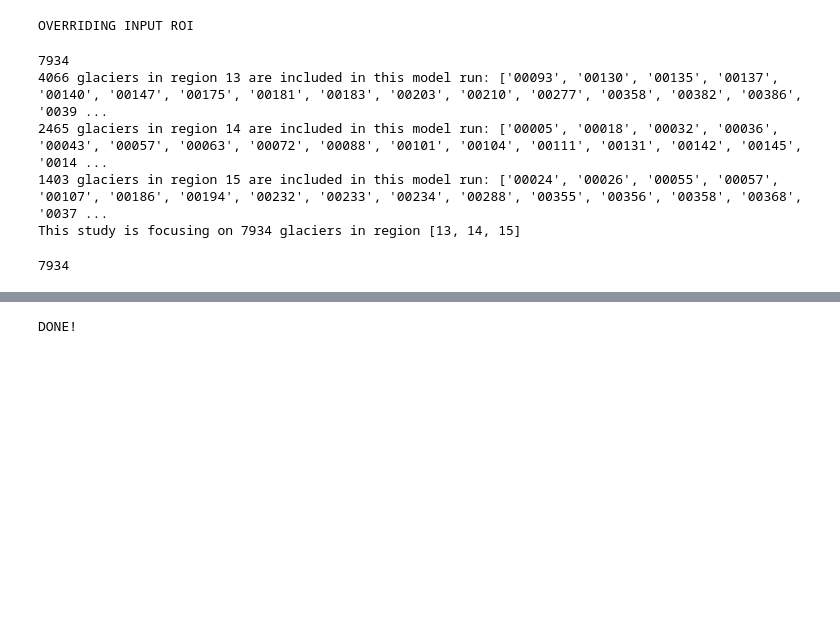
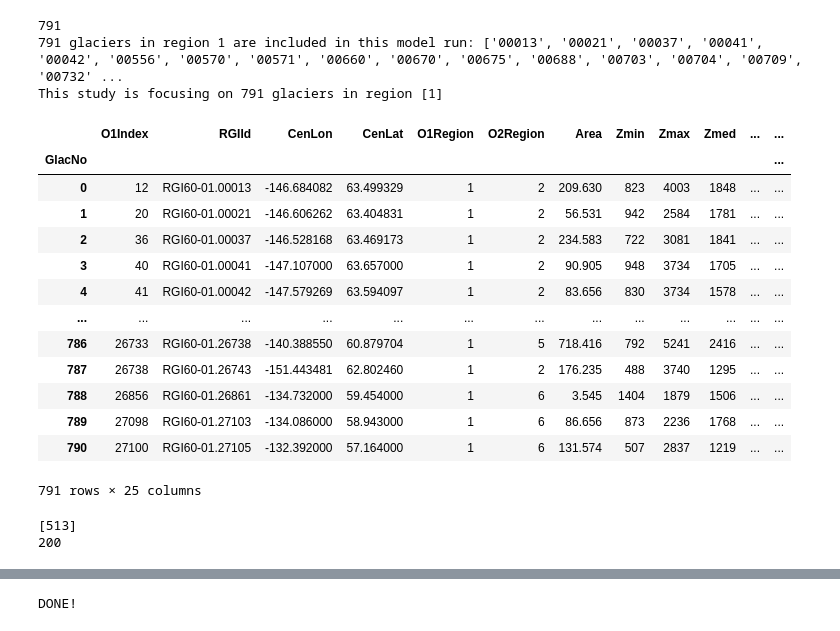
Before and after one commit to drounce/debris_global, a Jupyter notebook: HMA_debris_thickness.ipynb, the cells around one changed output, grey strips where cells are left out. Drawn from its saved outputs; the diff is of its cells as text; code cells hidden in the pictures; blank space fills up the shorter version.

```diff
--- a/HMA_debris_thickness.ipynb
+++ b/HMA_debris_thickness.ipynb
@@ -535,9 +535,8 @@ from pygeotools.lib import malib, warplib, geolib, iolib, timelib
 # from imview.lib import pltlib
 
 import globaldebris_input as input
-
-print('\nOVERRIDING INPUT ROI\n\n')
-input.roi = 'HMA'
+from meltcurves import melt_fromdebris_func
+from meltcurves import debris_frommelt_func
 
 verbose=False
 debug=False
@@ -586,15 +585,19 @@ if os.path.exists(outdir_csv) == False:
     os.makedirs(outdir_csv)
 if os.path.exists(outdir_fig) == False:
     os.makedirs(outdir_fig)
-# %% [output]
-OVERRIDING INPUT ROI
 # %%
 rgiid_list = []
 rgiid_fn_list = []
-for i in os.listdir(input.mb_binned_fp_wdebris):
-    if i.endswith('mb_bins_wdebris.csv'):
-        rgiid_list.append(i[0:8])
-        rgiid_fn_list.append(i)
+for i in os.listdir(input.mb_binned_fp):
+    if i.endswith('mb_bins_wdc_emvel_offset.csv'):
+        region = int(i.split('.')[0])
+        if region in input.roi_rgidict[input.roi]:
+            if region < 10:
+                rgiid_list.append(i[0:7])
+            else:
+                rgiid_list.append(i[0:8])
+            rgiid_fn_list.append(i)
+
 
 rgiid_list = sorted(rgiid_list)
 rgiid_fn_list = sorted(rgiid_fn_list)
@@ -602,46 +605,69 @@ rgiid_fn_list = sorted(rgiid_fn_list)
 print(len(rgiid_list))
 
 main_glac_rgi = input.selectglaciersrgitable(rgiid_list)
+main_glac_rgi['CenLon_360'] = main_glac_rgi['CenLon']
+main_glac_rgi.loc[main_glac_rgi['CenLon_360'] < 0, 'CenLon_360'] = (
+    360 + main_glac_rgi.loc[main_glac_rgi['CenLon_360'] < 0, 'CenLon_360'])
 main_glac_rgi['bin_fn'] = rgiid_fn_list
 # %% [output]
-7934
-4066 glaciers in region 13 are included in this model run: ['00093', '00130', '00135', '00137', '00140', '00147', '00175', '00181', '00183', '00203', '00210', '00277', '00358', '00382', '00386', '0039 ...
-2465 glaciers in region 14 are included in this model run: ['00005', '00018', '00032', '00036', '00043', '00057', '00063', '00072', '00088', '00101', '00104', '00111', '00131', '00142', '00145', '0014 ...
-1403 glaciers in region 15 are included in this model run: ['00024', '00026', '00055', '00057', '00107', '00186', '00194', '00232', '00233', '00234', '00288', '00355', '00356', '00358', '00368', '0037 ...
-This study is focusing on 7934 glaciers in region [13, 14, 15]
+791
+791 glaciers in region 1 are included in this model run: ['00013', '00021', '00037', '00041', '00042', '00556', '00570', '00571', '00660', '00670', '00675', '00688', '00703', '00704', '00709', '00732' ...
+This study is focusing on 791 glaciers in region [1]
 # %%
 # Latitude and longitude index to run the model
 #  Longitude must be 0 - 360 degrees
 latlon_all = []
-for i in os.listdir(input.output_ostrem_fp):
-    if i.endswith(input.output_ostrem_fn_sample.split('XXXX')[1]):
-        latlon_fn = i.split(input.output_ostrem_fn_sample.split('XXXX')[1])[0]
-        i_lat = int(latlon_fn.split('-')[0][0:4]) / 100
-        i_lon = int(latlon_fn.split('-')[1][0:4]) / 100
+for i in os.listdir(input.ostrem_fp):
+    if i.endswith(input.ostrem_fn_sample.split('XXXX')[1]):
+        latlon_fn = i.split(input.ostrem_fn_sample.split('XXXX')[1])[0]
+        # Extract latitude
+        lat_str = latlon_fn.split('-')[0]
+        if 'N' in lat_str:
+            i_lat = int(lat_str.split('N')[0]) / 100
+        elif 'S' in lat_str:
+            i_lat = -1 * int(lat_str.split('S')[0]) / 100
+        # Extract longitude
+        lon_str = latlon_fn.split('-')[1]
+        i_lon = int(lon_str.split('E')[0]) / 100
         latlon_all.append([i_lat, i_lon, i])
 latlon_all = sorted(latlon_all)
-# print(latlon_all)
 
 lat_all = np.array([x[0] for x in latlon_all])
 lon_all = np.array([x[1] for x in latlon_all])
 ostrem_fn_all_raw = [x[2] for x in latlon_all]
 
 main_glac_rgi['lat_nearest'] = np.nan
 main_glac_rgi['lon_nearest'] = np.nan
 main_glac_rgi['ostrem_fn'] = np.nan
 for nglac, glac_idx in enumerate(main_glac_rgi.index.values):
 # for nglac, glac_idx in enumerate([main_glac_rgi.index.values[6855]]):
 
 #     if verbose:
 #         print(nglac, glac_idx, main_glac_rgi.loc[glac_idx,'rgino_str'],
 #               main_glac_rgi.loc[glac_idx,'CenLat'], main_glac_rgi.loc[glac_idx,'CenLon'])
 
     latlon_dist = (((main_glac_rgi.loc[glac_idx,'CenLat'] - lat_all)**2 +
-                    (main_glac_rgi.loc[glac_idx,'CenLon'] - lon_all)**2)**0.5)
+                    (main_glac_rgi.loc[glac_idx,'CenLon_360'] - lon_all)**2)**0.5)
     latlon_nearidx = np.where(latlon_dist == latlon_dist.min())[0][0]
 
     main_glac_rgi.loc[glac_idx,'lat_nearest'] = lat_all[latlon_nearidx]
     main_glac_rgi.loc[glac_idx,'lon_nearest'] = lon_all[latlon_nearidx]
     main_glac_rgi.loc[glac_idx,'ostrem_fn'] = ostrem_fn_all_raw[latlon_nearidx]
 
-ostrem_fn_all = sorted(list(main_glac_rgi['ostrem_fn'].values))
+ostrem_fn_all = sorted(list(np.unique(main_glac_rgi['ostrem_fn'].values)))
+main_glac_rgi
+# %% [output]
+|  | O1Index | RGIId | CenLon | CenLat | O1Region | O2Region | Area | Zmin | Zmax | Zmed | ... | ... |
+| GlacNo |  |  |  |  |  |  |  |  |  |  |  | ... |
+| 0 | 12 | RGI60-01.00013 | -146.684082 | 63.499329 | 1 | 2 | 209.630 | 823 | 4003 | 1848 | ... | ... |
+| 1 | 20 | RGI60-01.00021 | -146.606262 | 63.404831 | 1 | 2 | 56.531 | 942 | 2584 | 1781 | ... | ... |
+| 2 | 36 | RGI60-01.00037 | -146.528168 | 63.469173 | 1 | 2 | 234.583 | 722 | 3081 | 1841 | ... | ... |
+| 3 | 40 | RGI60-01.00041 | -147.107000 | 63.657000 | 1 | 2 | 90.905 | 948 | 3734 | 1705 | ... | ... |
+| 4 | 41 | RGI60-01.00042 | -147.579269 | 63.594097 | 1 | 2 | 83.656 | 830 | 3734 | 1578 | ... | ... |
+| ... | ... | ... | ... | ... | ... | ... | ... | ... | ... | ... | ... | ... |
+| 786 | 26733 | RGI60-01.26738 | -140.388550 | 60.879704 | 1 | 5 | 718.416 | 792 | 5241 | 2416 | ... | ... |
+| 787 | 26738 | RGI60-01.26743 | -151.443481 | 62.802460 | 1 | 2 | 176.235 | 488 | 3740 | 1295 | ... | ... |
+| 788 | 26856 | RGI60-01.26861 | -134.732000 | 59.454000 | 1 | 6 | 3.545 | 1404 | 1879 | 1506 | ... | ... |
+| 789 | 27098 | RGI60-01.27103 | -134.086000 | 58.943000 | 1 | 6 | 86.656 | 873 | 2236 | 1768 | ... | ... |
+| 790 | 27100 | RGI60-01.27105 | -132.392000 | 57.164000 | 1 | 6 | 131.574 | 507 | 2837 | 1219 | ... | ... |
+791 rows × 25 columns
@@ -662,7 +864,10 @@ ostrem_fn_all = sorted(list(main_glac_rgi['ostrem_fn'].values))
 # print(ostrem_fn_all.index(main_glac_rgi.loc[6889,'ostrem_fn']))
 # print(np.where(main_glac_rgi['rgino_str'] == '14.06794')[0])
 # print(ostrem_fn_all.index(main_glac_rgi.loc[4840,'ostrem_fn']))
+print(np.where(main_glac_rgi['rgino_str'] == '01.15645')[0])
+print(ostrem_fn_all.index(main_glac_rgi.loc[513,'ostrem_fn']))
 
-len(ostrem_fn_all)
+# len(ostrem_fn_all)
 # %% [output]
-7934
+[513]
+200
```
Also changed, not shown: parts of 3 cells of this notebook, 10 other files.
